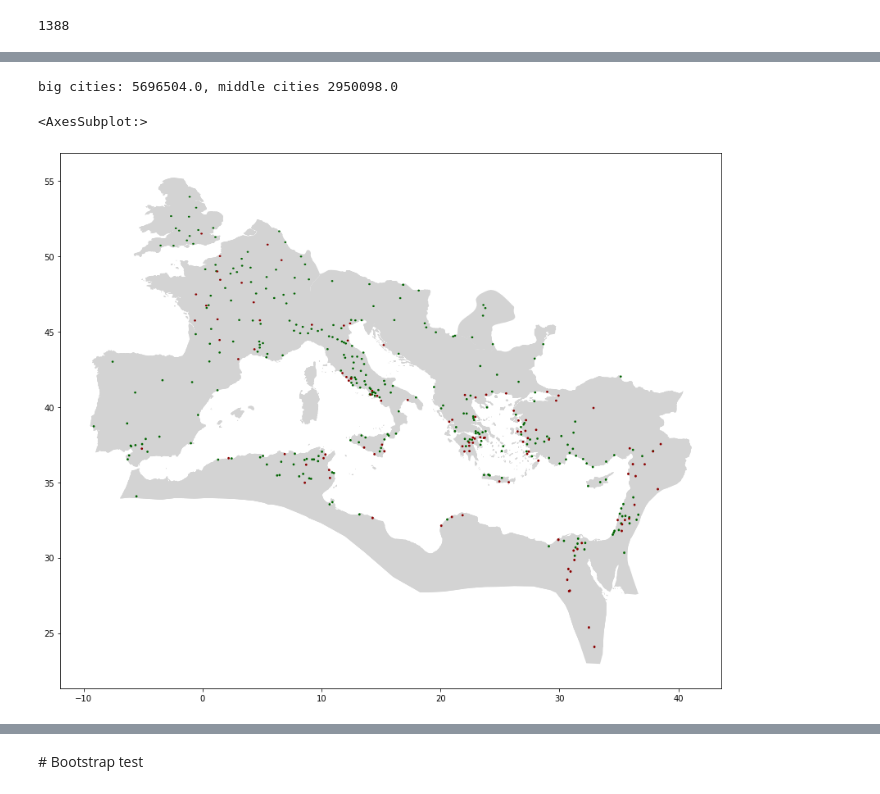
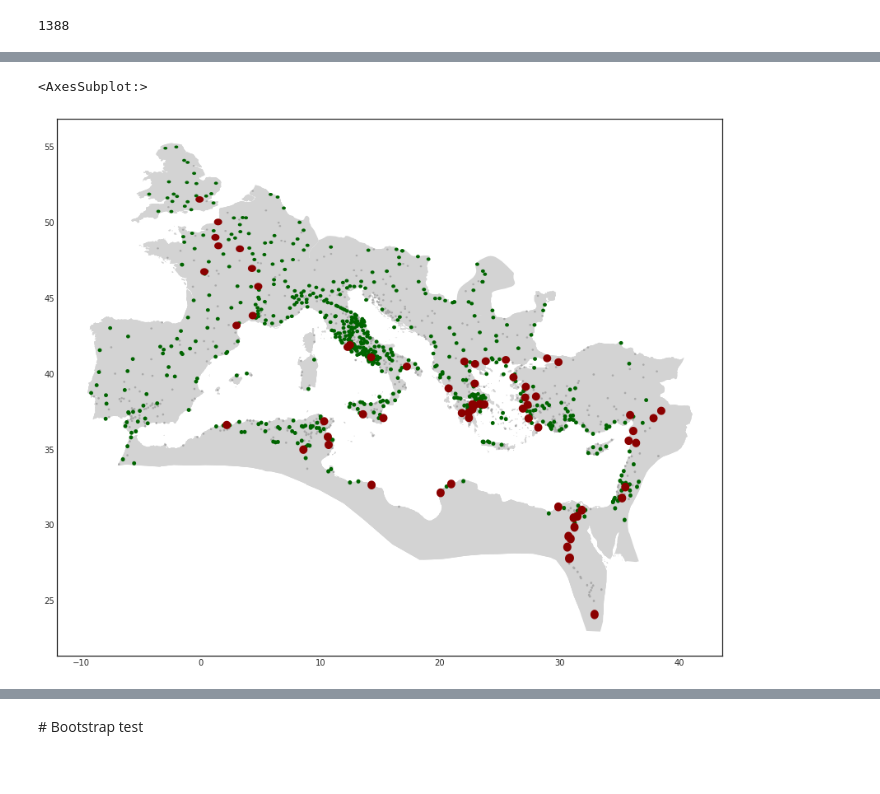
Before and after one commit to sdam-au/LI_ETL, a Jupyter notebook: scripts/1_6_py_OCCUPS&ORGS_SPATIAL.ipynb, the cells around one changed output, grey strips where cells are left out. Saved outputs shown, nothing was run; the diff lists cells and outputs as text; code cells hidden in the pictures.

```diff
--- a/scripts/1_6_py_OCCUPS&ORGS_SPATIAL.ipynb
+++ b/scripts/1_6_py_OCCUPS&ORGS_SPATIAL.ipynb
@@ -113,0 +147,5 @@ cities_pop = cities_pop.to_crs("EPSG:4326")
+# %%
+# create two groups of cities
+cities_big = cities_pop[cities_pop["pop_est"] >= 30000]
+cities_rest = cities_pop[(cities_pop["pop_est"] < 20000) & (cities_pop["pop_est"] > 1000)]
+print("big cities (n={2}) - pop {0}, middle cities (n={3}) {1}".format(cities_big["pop_est"].sum(), cities_rest["pop_est"].sum(), len(cities_big), len(cities_rest)))
@@ -114,8 +154,6 @@ cities_pop = cities_pop.to_crs("EPSG:4326")
 # %%
-from shapely.geometry import Point
-from functools import partial
-from shapely.ops import transform
-import pyproj
+# by default, buffer is calculated in degrees
+# we need to reproject it to calculate buffer in meters
 
 def buffer_in_meters(lng, lat, area_ha, coef):
     proj_meters = pyproj.Proj(init='epsg:3857')
@@ -127,7 +165,7 @@ def buffer_in_meters(lng, lat, area_ha, coef):
     pt_latlng = Point(lng, lat)
     pt_meters = transform(project_to_meters, pt_latlng)
     try:
-        radius = np.sqrt((area_ha * 10000) / np.pi) + coef
+        radius = coef # to include area radius: np.sqrt((area_ha * 10000) / np.pi) +
         buffer_meters = pt_meters.buffer(radius)
     except:
         radius = coef
@@ -135,4 +173,6 @@ def buffer_in_meters(lng, lat, area_ha, coef):
     buffer_latlng = transform(project_to_latlng, buffer_meters)
     return buffer_latlng
 # %%
-cities_pop["geometry"] = cities_pop.apply(lambda row: buffer_in_meters(row["Longitude (X)"], row["Latitude (Y)"], row["Area"], 10000), axis=1)
+# makes the buffer the main geometry
+cities_big["geometry"] = cities_pop.apply(lambda row: buffer_in_meters(row["Longitude (X)"], row["Latitude (Y)"], row["Area"], 38000), axis=1)
+cities_rest["geometry"] = cities_pop.apply(lambda row: buffer_in_meters(row["Longitude (X)"], row["Latitude (Y)"], row["Area"], 18500), axis=1)
@@ -157,18 +179,14 @@ IllegalArgumentException: CGAlgorithmsDD::orientationIndex encountered NaN/Inf n
-# %%
-cities_big = cities_pop[cities_pop["pop_est"] >= 20000]
-cities_middle = cities_pop[(cities_pop["pop_est"] < 20000) & (cities_pop["pop_est"] > 5000)]
-print("big cities: {0}, middle cities {1}".format(cities_big["pop_est"].sum(), cities_middle["pop_est"].sum()))
-# %% [output]
-big cities: 5696504.0, middle cities 2950098.0
 # %%
 fig, ax = plt.subplots(figsize=[24, 12])
 pleiades_regions.plot(ax=ax, color="lightgray")
-cities_middle.plot(ax=ax, color="darkgreen")
+cities_pop.plot(ax=ax, color="darkgrey")
+cities_rest.plot(ax=ax, color="darkgreen")
 cities_big.plot(ax=ax, color="darkred")
+#ax.set_axes_off()
 #EDHg.plot(ax=ax, alpha=0.4, markersize=0.5)
 # %% [output]
 <AxesSubplot:>
-[figure, old version]
+[figure, new version]
 # %%
 ### some inspiration from here
 # https://gis.stackexchange.com/questions/349637/given-list-of-points-lat-long-how-to-find-all-points-within-radius-of-a-give
```
Also changed, not shown: parts of 43 cells of this notebook, 1 other file.
